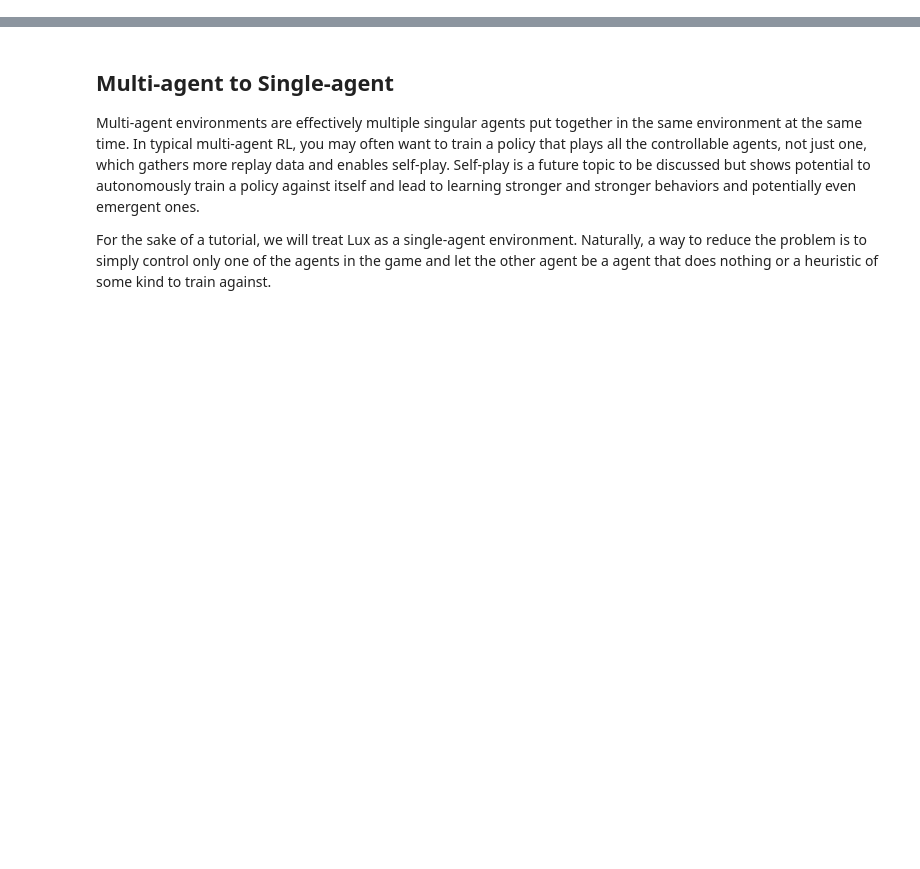
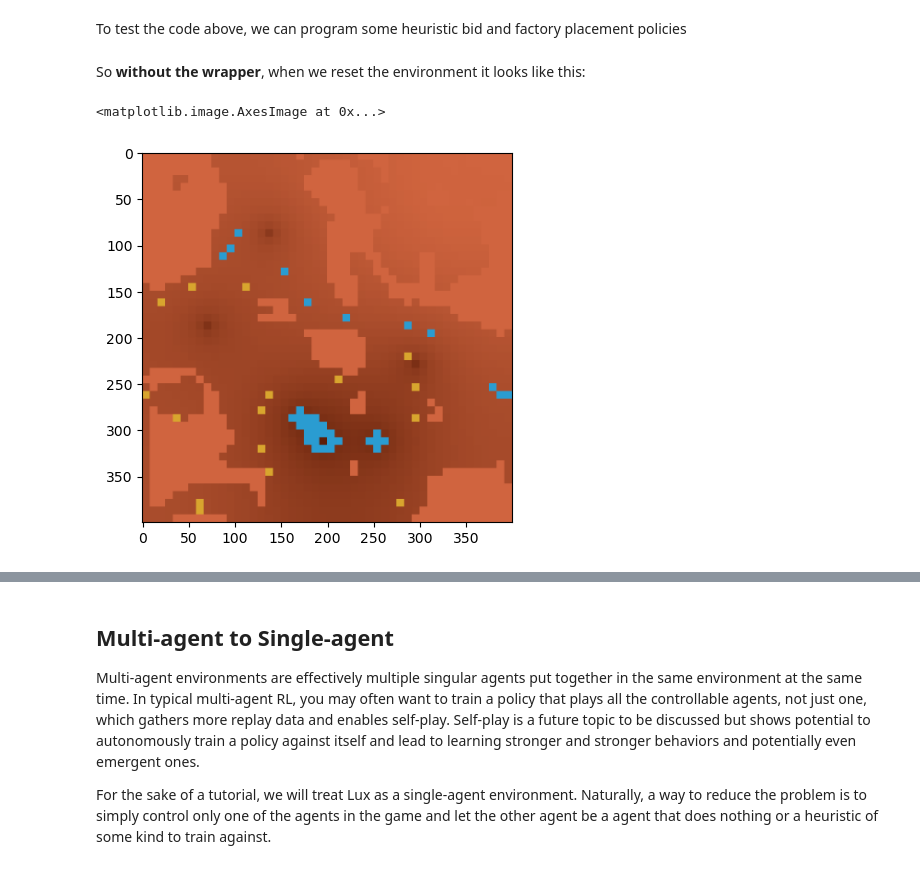
Before and after one commit to Lux-AI-Challenge/Lux-Design-S2, a Jupyter notebook: examples/tutorials/2_rl_for_lux.ipynb, the cells around one changed output, grey strips where cells are left out. Cells and saved outputs as stored; diff of their text form; code cells hidden in the pictures; blank space fills up the shorter version.

```diff
--- a/examples/tutorials/2_rl_for_lux.ipynb
+++ b/examples/tutorials/2_rl_for_lux.ipynb
@@ -14,0 +77,2 @@ An upcoming part 3 tutorial will go over how to tackle the multi-agent setting t
+# %% [markdown]
+To test the code above, we can program some heuristic bid and factory placement policies
@@ -14,0 +95,11 @@ An upcoming part 3 tutorial will go over how to tackle the multi-agent setting t
+# %% [markdown]
+So **without the wrapper**, when we reset the environment it looks like this:
+# %%
+import matplotlib.pyplot as plt
+env = gym.make("LuxAI_S2-v0")
+env.reset(seed=0)
+img = env.render("rgb_array")
+plt.imshow(img)
+# %% [output]
+<matplotlib.image.AxesImage at 0x...>
+[figure, added]
```
Also changed, not shown: parts of 10 cells of this notebook, 4 other files.
